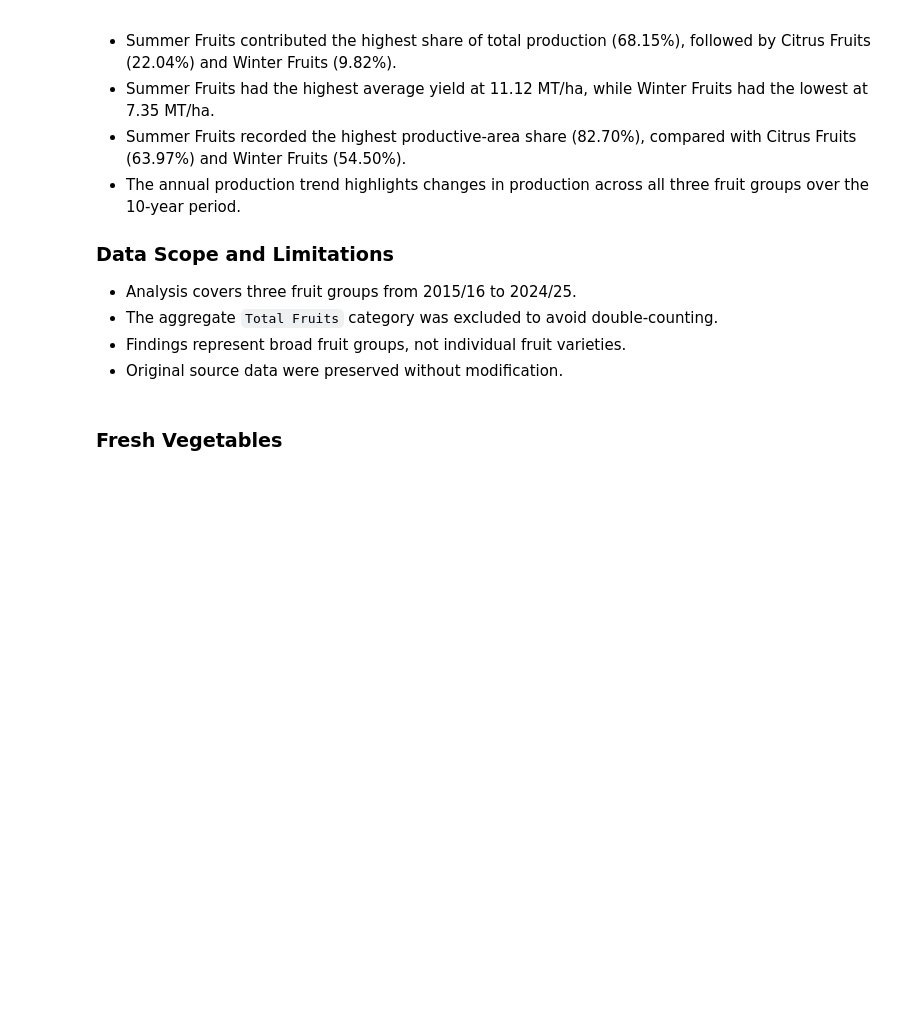
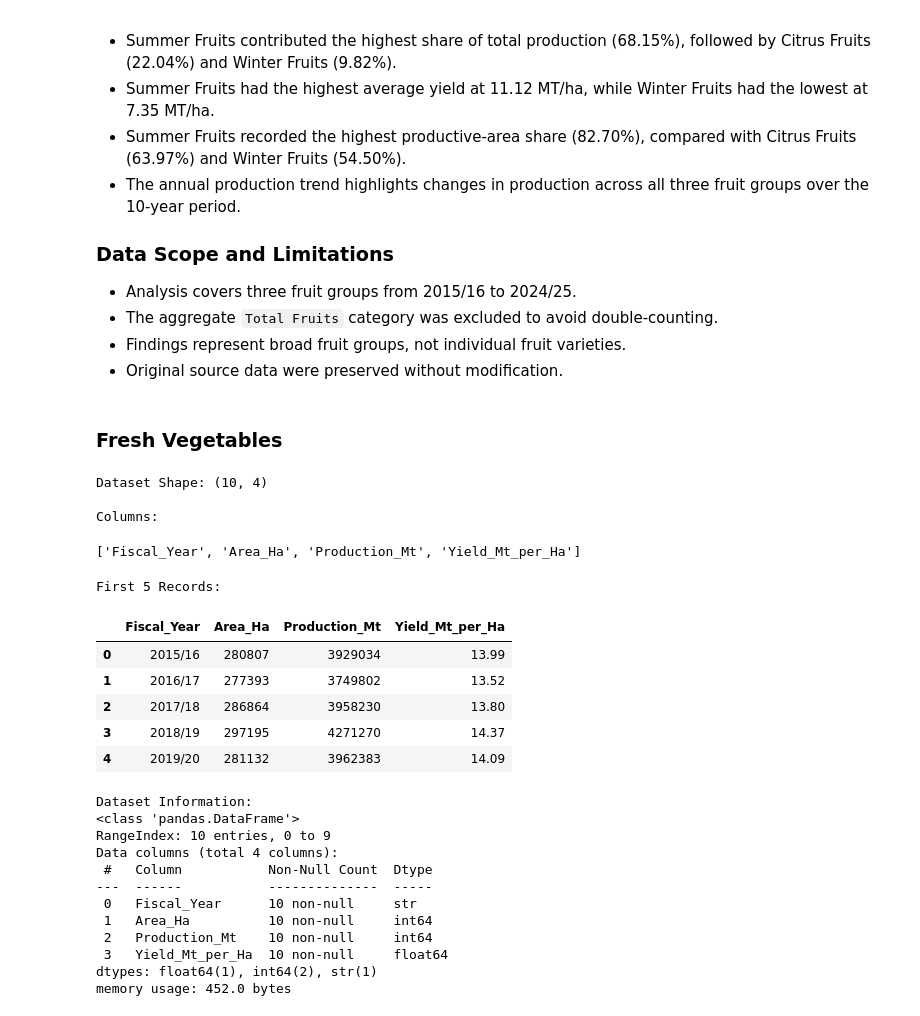
Before and after one commit to Srijan0113/Nepal_Agriculture_Analysis, a Jupyter notebook: Python/01_Crop_Production_Analysis.ipynb, the cells around one changed output. Drawn from its saved outputs; the diff is of its cells as text; code cells hidden in the pictures; blank space fills up the shorter version.

```diff
--- a/Python/01_Agriculture_Data_Analysis.ipynb
+++ b/Python/01_Crop_Production_Analysis.ipynb
@@ -982,3 +982,39 @@ plt.show()
 - Original source data were preserved without modification.
 # %% [markdown]
 ### Fresh Vegetables
+# %%
+vegetables_df = datasets["10_fresh_vegetables_yearly"]
+
+print("Dataset Shape:", vegetables_df.shape)
+print("\nColumns:")
+display(vegetables_df.columns.tolist())
+
+print("\nFirst 5 Records:")
+display(vegetables_df.head())
+
+print("\nDataset Information:")
+vegetables_df.info()
+# %% [output]
+Dataset Shape: (10, 4)
+
+Columns:
+['Fiscal_Year', 'Area_Ha', 'Production_Mt', 'Yield_Mt_per_Ha']
+First 5 Records:
+|  | Fiscal_Year | Area_Ha | Production_Mt | Yield_Mt_per_Ha |
+| 0 | 2015/16 | 280807 | 3929034 | 13.99 |
+| 1 | 2016/17 | 277393 | 3749802 | 13.52 |
+| 2 | 2017/18 | 286864 | 3958230 | 13.80 |
+| 3 | 2018/19 | 297195 | 4271270 | 14.37 |
+| 4 | 2019/20 | 281132 | 3962383 | 14.09 |
+Dataset Information:
+<class 'pandas.DataFrame'>
+RangeIndex: 10 entries, 0 to 9
+Data columns (total 4 columns):
+ #   Column           Non-Null Count  Dtype
+---  ------           --------------  -----
+ 0   Fiscal_Year      10 non-null     str
+ 1   Area_Ha          10 non-null     int64
+ 2   Production_Mt    10 non-null     int64
+ 3   Yield_Mt_per_Ha  10 non-null     float64
+dtypes: float64(1), int64(2), str(1)
+memory usage: 452.0 bytes
```
Also changed, not shown: parts of 4 cells of this notebook.
